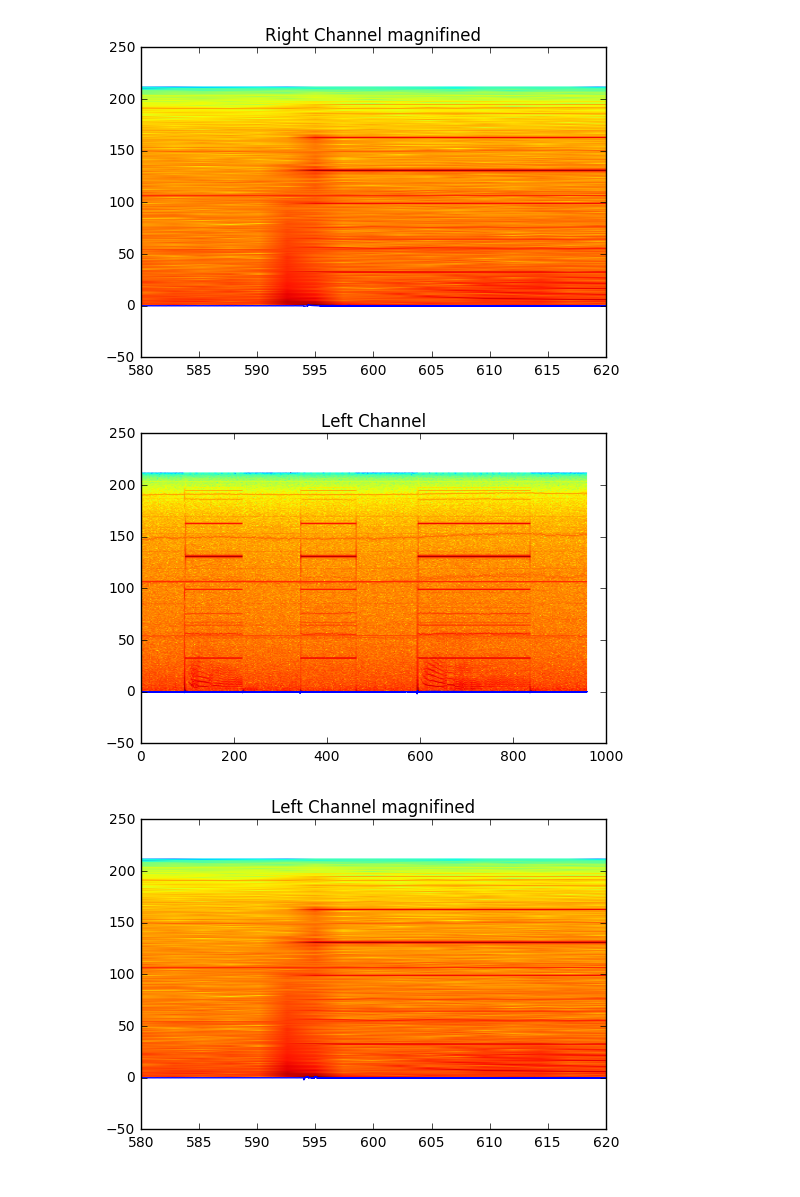
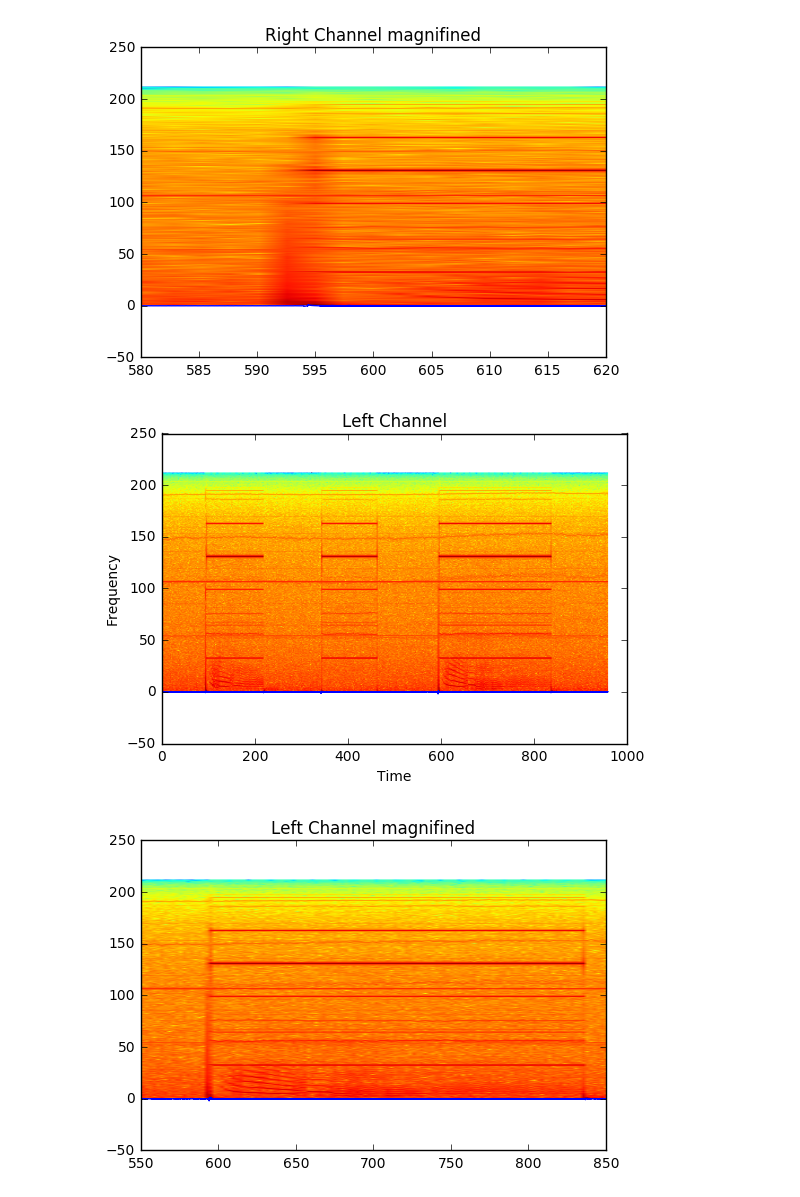
Before and after one commit to cajbowe/FFT-transforms, a Jupyter notebook: Chirp Analysis.ipynb, the cells around one changed output. Saved outputs shown, nothing was run; the diff lists cells and outputs as text; code cells hidden in the pictures.

```diff
--- a/Chirp Analysis.ipynb
+++ b/Chirp Analysis.ipynb
@@ -102,16 +108,18 @@ plt.show()
 [figure]
 # %%
 plt.plot(time, x)
+plt.xlabel('Time')
+plt.ylabel('Frequency')
 plt.title('Left Channel')
 Pxx, freqs, bins, im = plt.specgram(x, NFFT=1024, Fs=sr, noverlap=0)
 plt.show()
 # %% [output]
-[figure, old version]
+[figure, new version]
 # %%
 plt.plot(time, x)
 plt.title('Left Channel magnifined')
 Pxx, freqs, bins, im = plt.specgram(x, NFFT=1024, Fs=sr, noverlap=0)
-plt.axis([580,620,-50,250])
+plt.axis([550,850,-50,250])
 plt.show()
 # %% [output]
-[figure, old version]
+[figure, new version]
```
Also changed, not shown: parts of 11 cells of this notebook.
